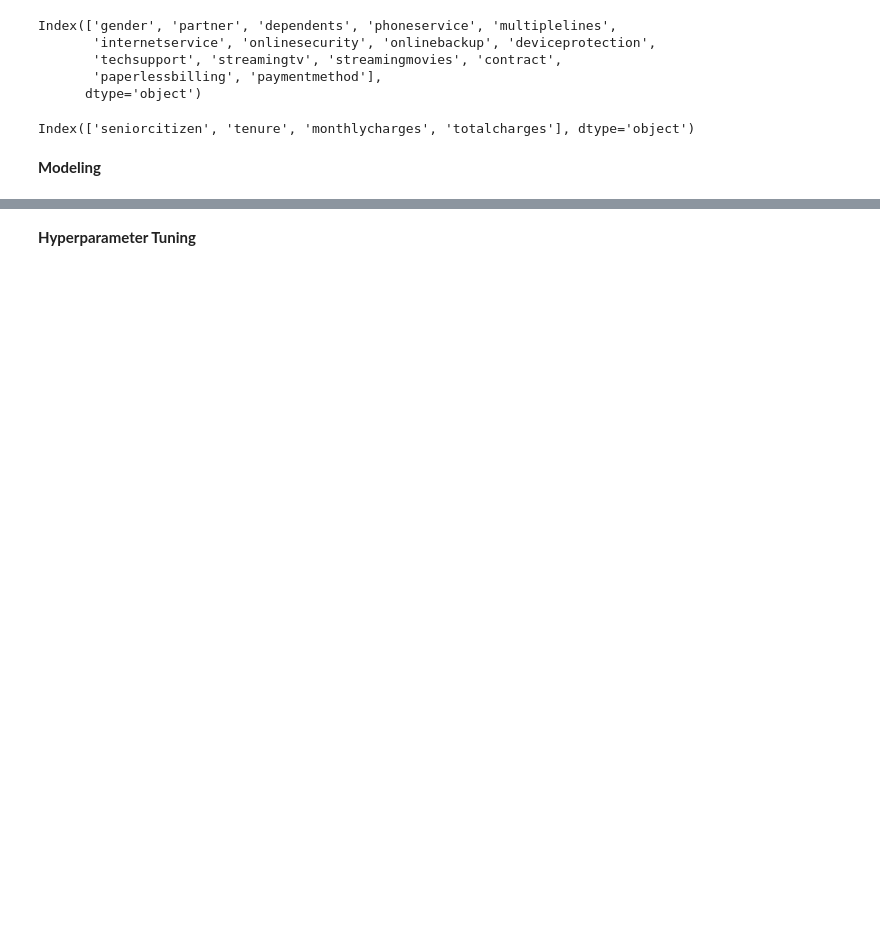
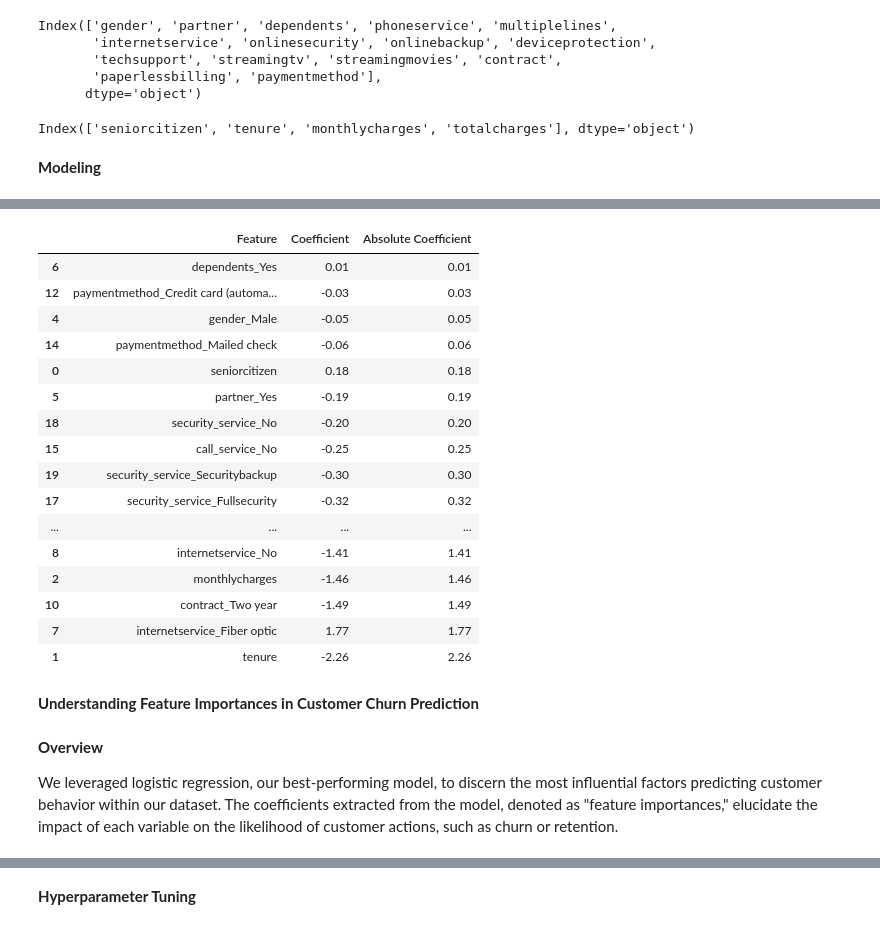
Before and after one commit to MoIdris/Customer-Churn-Prediction, a Jupyter notebook: Notebook/Customer_churn.ipynb, the cells around one changed output, grey strips where cells are left out. Saved outputs shown, nothing was run; the diff lists cells and outputs as text; code cells hidden in the pictures; blank space fills up the shorter version.

```diff
--- a/Notebook/Customer_churn.ipynb
+++ b/Notebook/Customer_churn.ipynb
@@ -1412,0 +2512,4 @@ preprocessor = ColumnTransformer(transformers=[
+# %%
+# Retrieve transformed column names
+Transformed_num_cols = best_model.named_steps['preprocessor'].named_transformers_['num'].named_steps['scaler'].get_feature_names_out(num_cols)
+Transformed_num_cols
@@ -1412,0 +2519,4 @@ preprocessor = ColumnTransformer(transformers=[
+# %%
+# Retrieve transformed column names
+Transformed_cat_cols = best_model.named_steps['preprocessor'].named_transformers_['cat'].named_steps['encoder'].get_feature_names_out()
+Transformed_cat_cols
@@ -1412,0 +2534,9 @@ preprocessor = ColumnTransformer(transformers=[
+# %%
+# Get the feature names after transformation
+feature_columns = np.concatenate((Transformed_num_cols, Transformed_cat_cols))
+
+# Remove unwanted prefixes and get the last part
+# feature_columns = np.array([col.split('__')[-1] for col in feature_columns])
+
+# Display the feature columns
+print("Feature Columns:", feature_columns)
@@ -1412,0 +2553,30 @@ preprocessor = ColumnTransformer(transformers=[
+# %%
+
+# Access the coefficients since best model is logistic regression
+coefficients = best_model.named_steps['classifier'].coef_[0]
+
+coefficients_df = pd.DataFrame({'Feature': feature_columns, 'Coefficient': coefficients})
+
+# Magnitude of impact
+coefficients_df['Absolute Coefficient'] = np.abs(coefficients_df['Coefficient'])
+coefficients_df.sort_values(by="Absolute Coefficient", ascending=True, inplace=True)
+
+coefficients_df
+# %% [output]
+|  | Feature | Coefficient | Absolute Coefficient |
+| 6 | dependents_Yes | 0.01 | 0.01 |
+| 12 | paymentmethod_Credit card (automa... | -0.03 | 0.03 |
+| 4 | gender_Male | -0.05 | 0.05 |
+| 14 | paymentmethod_Mailed check | -0.06 | 0.06 |
+| 0 | seniorcitizen | 0.18 | 0.18 |
+| 5 | partner_Yes | -0.19 | 0.19 |
+| 18 | security_service_No | -0.20 | 0.20 |
+| 15 | call_service_No | -0.25 | 0.25 |
+| 19 | security_service_Securitybackup | -0.30 | 0.30 |
+| 17 | security_service_Fullsecurity | -0.32 | 0.32 |
+| ... | ... | ... | ... |
+| 8 | internetservice_No | -1.41 | 1.41 |
+| 2 | monthlycharges | -1.46 | 1.46 |
+| 10 | contract_Two year | -1.49 | 1.49 |
+| 7 | internetservice_Fiber optic | 1.77 | 1.77 |
+| 1 | tenure | -2.26 | 2.26 |
@@ -1412,0 +2599,6 @@ preprocessor = ColumnTransformer(transformers=[
+# %% [markdown]
+**Understanding Feature Importances in Customer Churn Prediction**
+# %% [markdown]
+**Overview**
+
+We leveraged logistic regression, our best-performing model, to discern the most influential factors predicting customer behavior within our dataset. The coefficients extracted from the model, denoted as "feature importances," elucidate the impact of each variable on the likelihood of customer actions, such as churn or retention.
```
Also changed, not shown: parts of 126 cells of this notebook, 25 other files.
